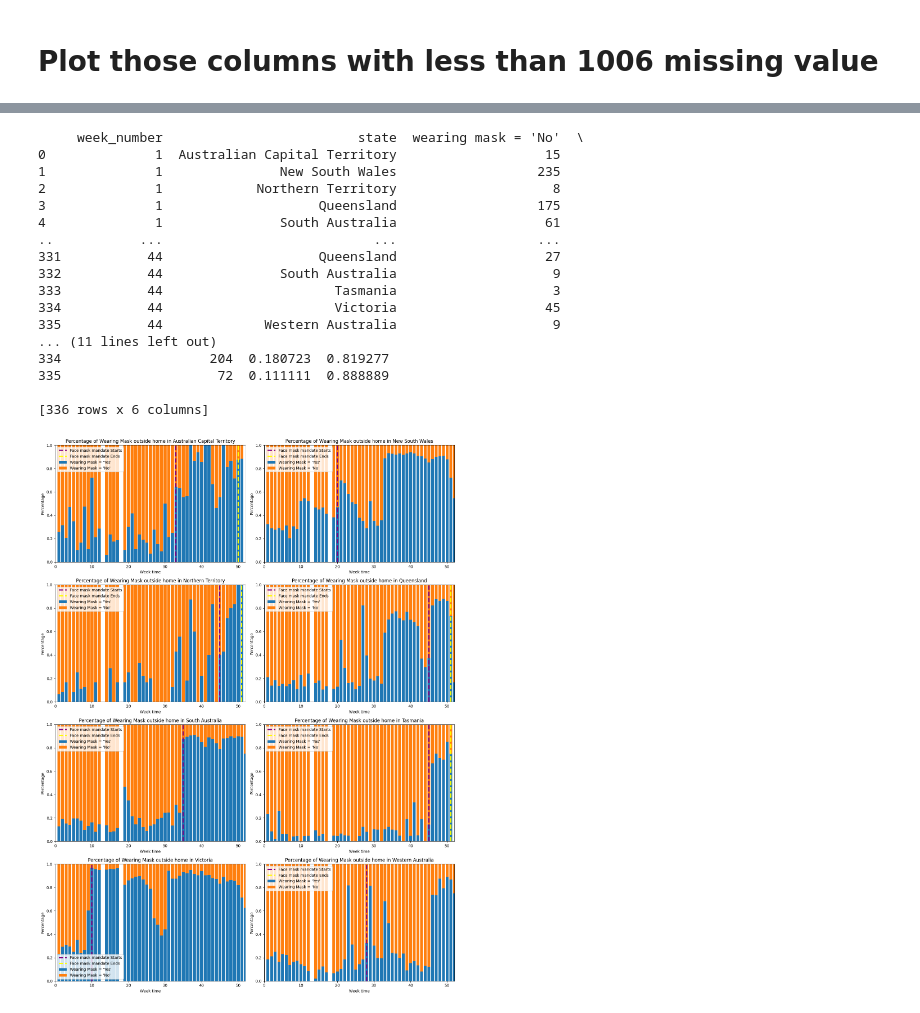
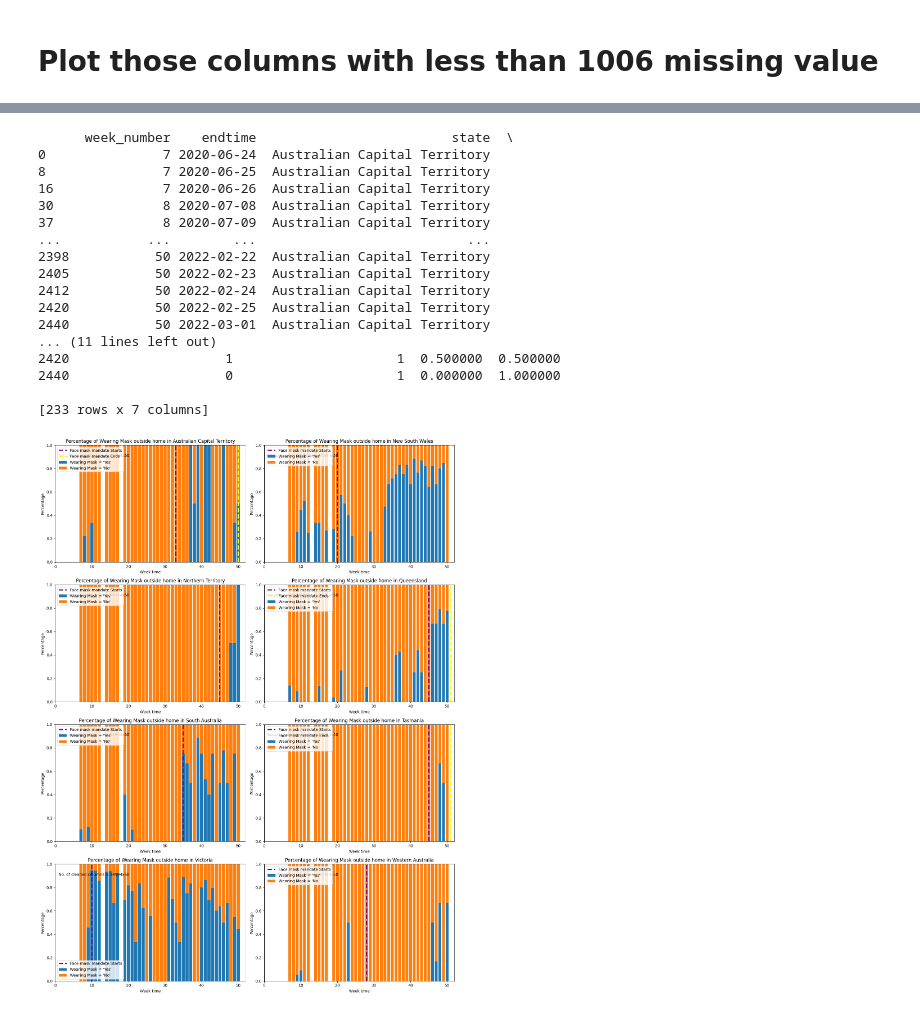
Before and after one commit to Matthew-Ryan1995/face_mask_predictors, a Jupyter notebook: help_function/explore_threshold.ipynb, the cells around one changed output, grey strips where cells are left out. Drawn from its saved outputs; the diff is of its cells as text; code cells hidden in the pictures.

Commit message:
update gender and state in threshold

```diff
--- a/help_function/explore_threshold.ipynb
+++ b/help_function/explore_threshold.ipynb
@@ -138,6 +148,8 @@ print(df_count)
 # Plotting figures for each state in two columns
 states = df_count["state"].unique()
 num_states = len(states)
+cols = len(df.columns)
+rows = len(df)
 
 fig, axes = plt.subplots(num_states // 2, 2, figsize=(15, 5 * (num_states // 2 + num_states % 2)))
 
@@ -155,18 +167,20 @@ for idx, state in enumerate(states):
     if start_time:
         start_time = pd.to_datetime(start_time, format='%d/%m/%Y')
         ax.axvline(x=((start_time - start_date).days // 14) + 1, color='purple', linestyle='--', linewidth = 3, label='Face mask mandate Starts')
-    if end_time and (state == "Australian Capital Territory" or state == "Northen Territory" or state == "Queensland" or state == "Tasmania"):
+    if end_time and (state == "Australian Capital Territory" or state == "Queensland" or state == "Tasmania"):
         end_time = pd.to_datetime(end_time, format='%d/%m/%Y')
         ax.axvline(x=((end_time - start_date).days // 14) + 1, color='yellow', linestyle='--', linewidth = 3, label='Face mask mandate Ends')
 
     ax.set_title(f"Percentage of Wearing Mask outside home in {state}")
-    ax.set_xlabel("Week time")
+    ax.set_xlabel("End time")
     ax.set_ylabel("Percentage")
     ax.set_xlim(0,52)
     ax.set_ylim(0, 1)  # Fixing y-axis at 1
+    ax.text(0.9, 0.9, f"No. of cleaned columns is {rows}x{cols}")
     ax.legend()
 
 plt.tight_layout()
+
 plt.savefig("../figures/states_in_proportion_threshold1006.png")
 plt.show()
 # %% [output]
@@ -222,75 +258,79 @@ print(df)
 # %%
 # plot states_in_proportion pre-setting
 
-df["endtime"] = pd.to_datetime(df["endtime"])
-df = df.sort_values(by=["endtime"])
+df2["endtime"] = pd.to_datetime(df2["endtime"])
+df2 = df2.sort_values(by=["endtime"])
 
 frequency_dict = {"Always": 1, "Frequently": 1, "Sometimes": 0, "Rarely": 0, "Not at all": 0}
-df["i12_health_1"] = df["i12_health_1"].map(frequency_dict)
+df2["i12_health_1"] = df2["i12_health_1"].map(frequency_dict)
 
-# Assuming df is your original dataframe
-df_count = df.groupby(["week_number", "state", "i12_health_1"]).size().unstack(fill_value=0).reset_index()
-df_count.columns = ["week_number", "state",
+# Assuming df2 is original dataframe
+df2_count = df2.groupby(["week_number", "endtime", "state", "i12_health_1"]).size().unstack(fill_value=0).reset_index()
+df2_count.columns = ["week_number", "endtime", "state",
                     "wearing mask = 'No'", "wearing mask = 'Yes'"]
 # plot figures in states. proportion
-df_count["prop_no"] = df_count["wearing mask = 'No'"] / (df_count["wearing mask = 'No'"] + df_count["wearing mask = 'Yes'"])
-df_count["prop_yes"] = df_count["wearing mask = 'Yes'"] / (df_count["wearing mask = 'No'"] + df_count["wearing mask = 'Yes'"])
+df2_count["prop_no"] = df2_count["wearing mask = 'No'"] / (df2_count["wearing mask = 'No'"] + df2_count["wearing mask = 'Yes'"])
+df2_count["prop_yes"] = df2_count["wearing mask = 'Yes'"] / (df2_count["wearing mask = 'No'"] + df2_count["wearing mask = 'Yes'"])
 
-print(df_count)
+print(df2_count[df2_count["state"]== "Australian Capital Territory"])
 # %% [output]
-     week_number                         state  wearing mask = 'No'  \
-0              1  Australian Capital Territory                   15
-1              1               New South Wales                  235
-2              1            Northern Territory                    8
-3              1                    Queensland                  175
-4              1               South Australia                   61
-..           ...                           ...                  ...
-331           44                    Queensland                   27
-332           44               South Australia                    9
-333           44                      Tasmania                    3
-334           44                      Victoria                   45
-335           44             Western Australia                    9
+      week_number    endtime                         state  \
+0               7 2020-06-24  Australian Capital Territory
+8               7 2020-06-25  Australian Capital Territory
+16              7 2020-06-26  Australian Capital Territory
+30              8 2020-07-08  Australian Capital Territory
+37              8 2020-07-09  Australian Capital Territory
+...           ...        ...                           ...
+2398           50 2022-02-22  Australian Capital Territory
+2405           50 2022-02-23  Australian Capital Territory
+2412           50 2022-02-24  Australian Capital Territory
+2420           50 2022-02-25  Australian Capital Territory
+2440           50 2022-03-01  Australian Capital Territory
 ... (11 lines left out)
-334                   204  0.180723  0.819277
-335                    72  0.111111  0.888889
+2420                    1                     1  0.500000  0.500000
+2440                    0                     1  0.000000  1.000000
 
-[336 rows x 6 columns]
+[233 rows x 7 columns]
 # %%
 # Plotting figures for each state in two columns
 states = df_count["state"].unique()
 num_states = len(states)
+cols = len(df2.columns)
+rows = len(df2)
 
 fig, axes = plt.subplots(num_states // 2, 2, figsize=(15, 5 * (num_states // 2 + num_states % 2)))
 
 for idx, state in enumerate(states):
     ax = axes[idx // 2, idx % 2] if num_states > 1 else axes
 
-    state_df = df_count[df_count["state"] == state]
+    state_df2 = df2_count[df2_count["state"] == state]
 
-    ax.bar(state_df["week_number"], state_df["prop_yes"], label="Wearing Mask = 'Yes'")
-    ax.bar(state_df["week_number"], state_df["prop_no"], bottom=state_df["prop_yes"], label="Wearing Mask = 'No'")
+    ax.bar(state_df2["week_number"], state_df2["prop_yes"], label="Wearing Mask = 'Yes'")
+    ax.bar(state_df2["week_number"], state_df2["prop_no"], bottom=state_df2["prop_yes"], label="Wearing Mask = 'No'")
 
     # Add vertical lines for start and end times
     start_time, end_time = states_data[state]
     if start_time:
         start_time = pd.to_datetime(start_time, format='%d/%m/%Y')
         ax.axvline(x=((start_time - start_date).days // 14) + 1, color='purple', linestyle='--', linewidth = 3, label='Face mask mandate Starts')
-    if end_time:
+    if end_time and (state == "Australian Capital Territory" or state == "Queensland" or state == "Tasmania"):
         end_time = pd.to_datetime(end_time, format='%d/%m/%Y')
         ax.axvline(x=((end_time - start_date).days // 14) + 1, color='yellow', linestyle='--', linewidth = 3, label='Face mask mandate Ends')
 
     ax.set_title(f"Percentage of Wearing Mask outside home in {state}")
     ax.set_xlabel("Week time")
     ax.set_ylabel("Percentage")
-    ax.set_xlim(0,52)
+    ax.set_xlim(0, 52)
     ax.set_ylim(0, 1)  # Fixing y-axis at 1
+    ax.text(0.9, 0.9, f"No. of cleaned columns is {rows}x{cols}")
     ax.legend()
 
 plt.tight_layout()
+
 plt.savefig("../figures/states_in_proportion_threshold10029.png")
 plt.show()
 # %% [output]
-[figure, old version]
+[figure, new version]
 # %%
 # Save the cleaned DataFrame to a new CSV file
 # edit: fixed file path/save location
```
Also changed, not shown: parts of 11 cells of this notebook, 9 other files.
